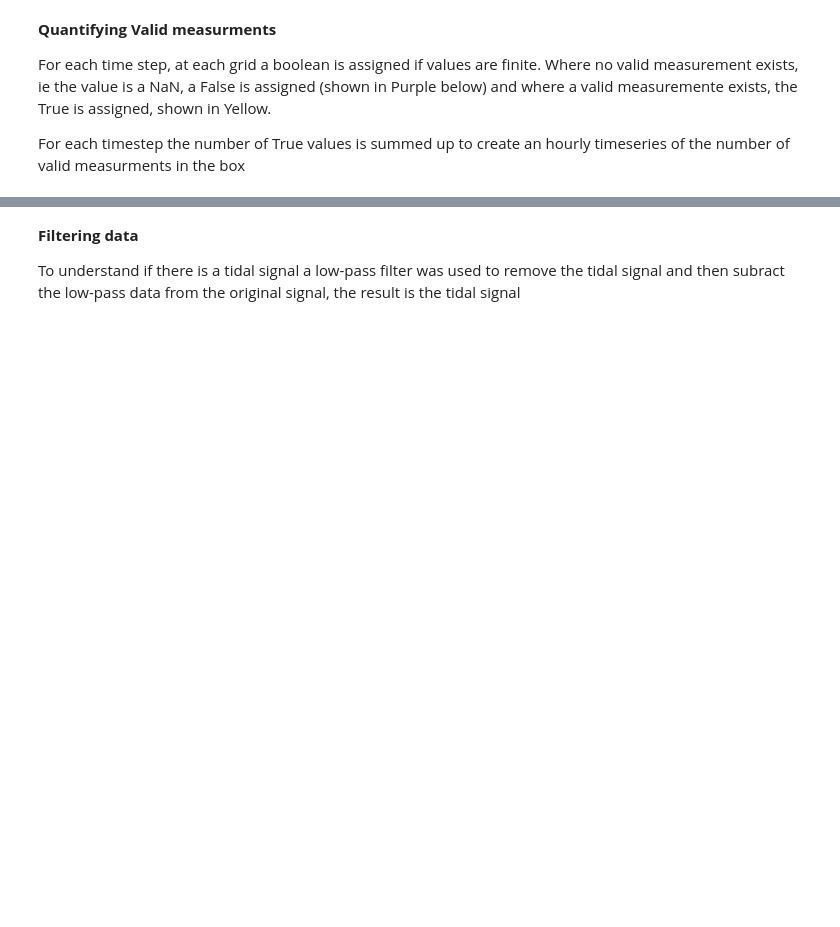
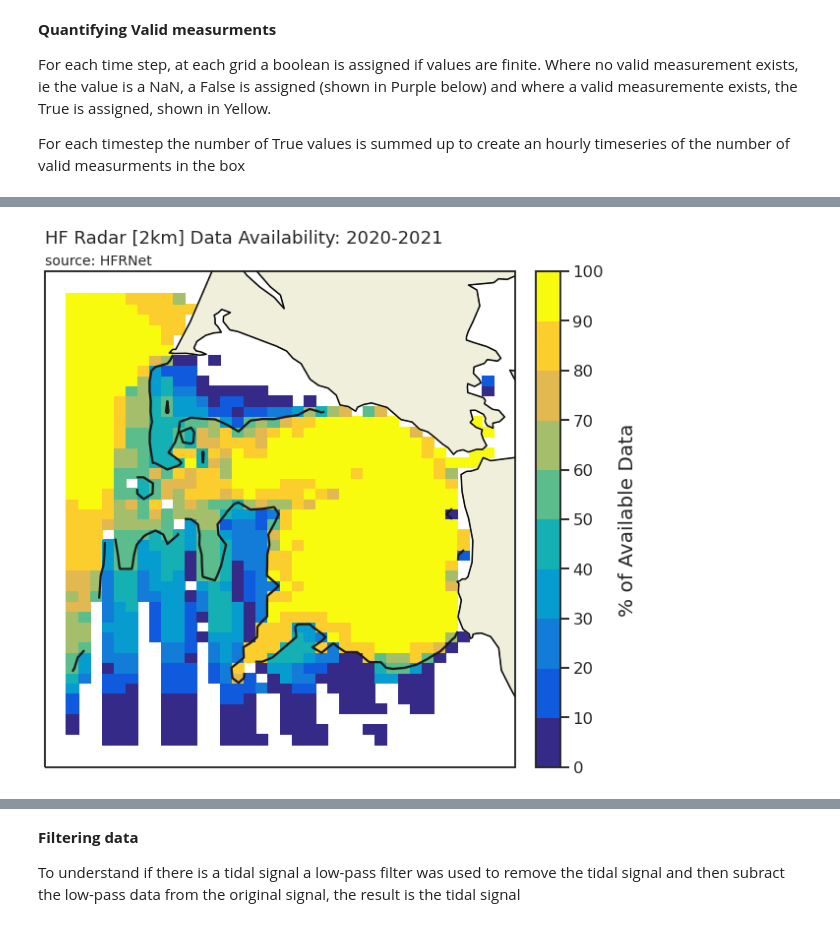
Before and after one commit to CeNCOOS/sfbay-plume-tracker, a Jupyter notebook: PlumeTrackerNotebooks/Checking-SFbay-Data-Availability.ipynb, the cells around one changed output, grey strips where cells are left out. Saved outputs shown, nothing was run; the diff lists cells and outputs as text; code cells hidden in the pictures; blank space fills up the shorter version.

```diff
--- a/PlumeTrackerNotebooks/Checking-SFbay-Data-Availability.ipynb
+++ b/PlumeTrackerNotebooks/Checking-SFbay-Data-Availability.ipynb
@@ -44,3 +106,13 @@ __Quantifying Valid measurments__
 For each time step, at each grid a boolean is assigned if values are finite. Where no valid measurement exists, ie the value is a NaN, a False is assigned (shown in Purple below) and where a valid measuremente exists, the True is assigned, shown in Yellow.
 
 For each timestep the number of True values is summed up to create an hourly timeseries of the number of valid measurments in the box
+# %%
+finite_values = np.isfinite(ds['u'])
+df = finite_values.sum(dim={'lat','lon'}).to_pandas()
+df = pd.DataFrame(df,columns=['num_solutions'])
+##PLot the data
+fig, ax = plt.subplots()
+fig.set_size_inches(8,4)
+df['num_solutions'].plot(ax=ax)
+ax.set_xlim('2020101','20210101')
+ax.set_ylabel('# [measurements]')
@@ -46,0 +122,6 @@ For each timestep the number of True values is summed up to create an hourly tim
+# %%
+spatial_var = finite_values.sum(dim={'time'})/len(finite_values.time)
+
+spatial_var = spatial_var.where(spatial_var != 0)
+fig,ax = make_map()
+spatial_var.plot(ax=ax,alpha=.75)
@@ -46,0 +131,23 @@ For each timestep the number of True values is summed up to create an hourly tim
+# %%
+percent_available = spatial_var.values
+lons,lats = np.meshgrid(spatial_var['lon'].values,spatial_var['lat'].values)
+# %%
+sns.set_context('talk')
+fig,ax = make_map()
+cax = plt.pcolormesh(lons,lats, percent_available*100, cmap=discrete_cmap(10))
+cbar = plt.colorbar(ticks=range(0,101,10),fraction=0.0481, pad=0.04)
+plt.clim(0, 100)
+cbar.set_label('% of Available Data',size=20)
+cbar.ax.get_yaxis().labelpad = 15
+
+CS = plt.contour(lons,lats,percent_available,[.5],colors='k',lw=3)
+
+ax.add_feature(cfeature.NaturalEarthFeature('physical', 'land', '10m', edgecolor='face',facecolor=cfeature.COLORS['land']))
+ax.coastlines(resolution='10m',color='k')
+plt.tight_layout()
+
+plt.suptitle('HF Radar [2km] Data Availability: 2020-2021',fontsize=18,x=.29, y=.983,horizontalalignment='left')
+plt.title('source: HFRNet',fontsize=14,x=0, y=1,horizontalalignment='left')
+plt.savefig('./Figures/sfbay-2km-availability.png',dpi=300,)
+# %% [output]
+[figure, added]
```
Also changed, not shown: parts of 29 cells of this notebook, 2 other files.
